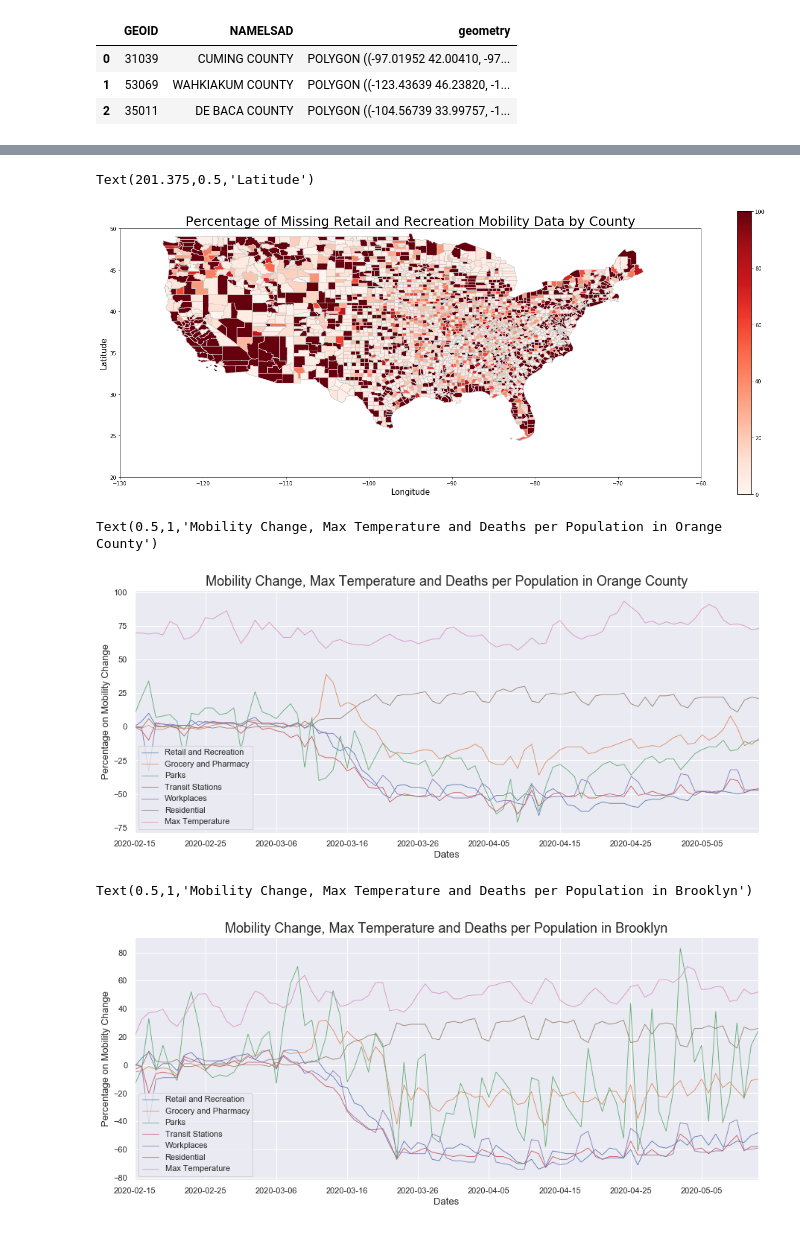
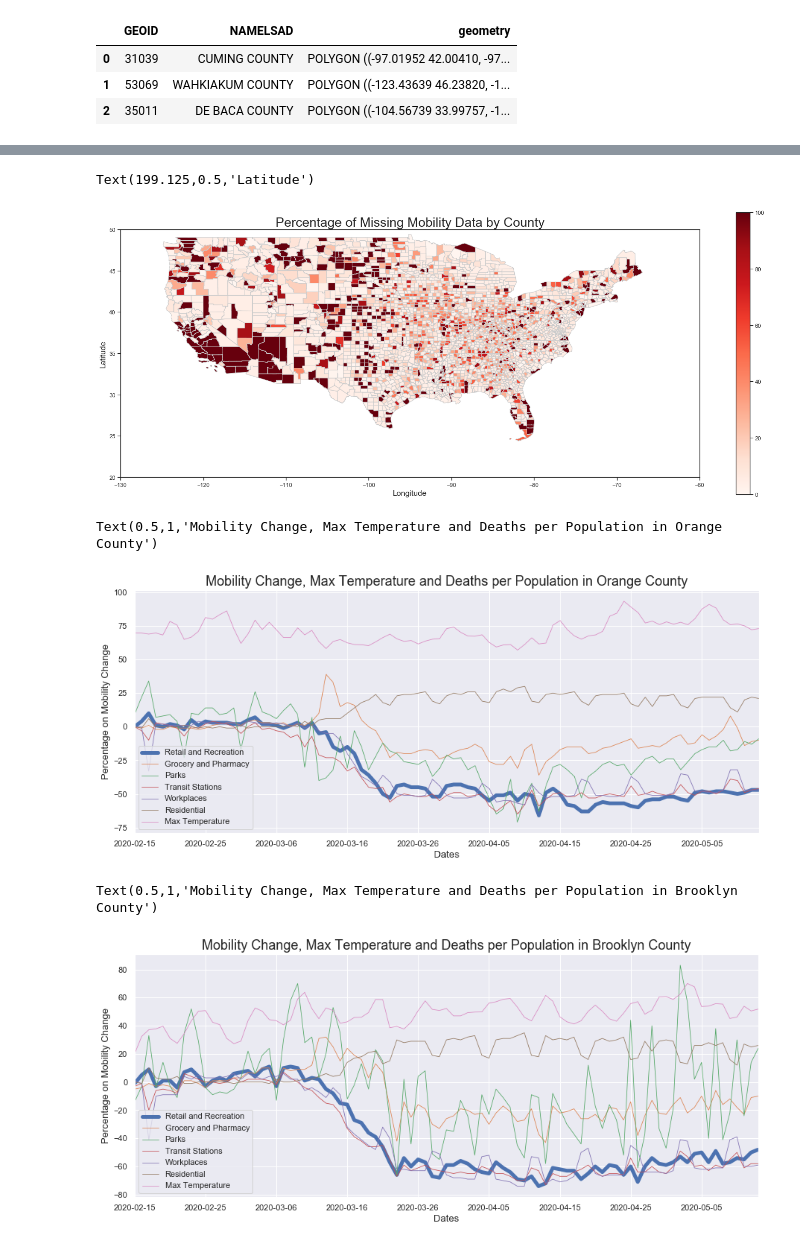
Before and after one commit to LittleAhn/covid19-ml-project, a Jupyter notebook: scripts/building_graphs.ipynb, the cells around one changed output, grey strips where cells are left out. Saved outputs shown, nothing was run; the diff lists cells and outputs as text; code cells hidden in the pictures.

```diff
--- a/scripts/building_graphs.ipynb
+++ b/scripts/building_graphs.ipynb
@@ -84,8 +84,7 @@ shape.head(3)
 | 1 | 53069 | WAHKIAKUM COUNTY | POLYGON ((-123.43639 46.23820, -1... |
 | 2 | 35011 | DE BACA COUNTY | POLYGON ((-104.56739 33.99757, -1... |
 # %%
-df = pd.read_csv('full_df.csv')
-df = df[df.retail_and_recreation_percent_change_from_baseline.isnull()]
+df = df[df.iloc[:, 3:9].isnull().any(axis=1)]
 df = df.groupby('CountyName').count()
 # %%
 df = df.merge(shape, left_on=['CountyName'], right_on='NAMELSAD', how="right")
@@ -102,13 +101,13 @@ gdf.head(3)
 # %%
 fig, ax = plt.subplots(1, figsize=(25, 10))
 gdf.plot(column='fips', cmap='Reds', ax=ax, edgecolor='0.8')
-ax.set_title('Percentage of Missing Retail and Recreation Mobility Data by County', fontsize=25)
+ax.set_title('Percentage of Missing Mobility Data by County', fontsize=25)
 sm = plt.cm.ScalarMappable(cmap='Reds', norm=plt.Normalize(vmin=0, vmax=100))
 sm._A = []
 cbar = fig.colorbar(sm)
 ax.axis((-130, -60, 20, 50))
 plt.xlabel('Longitude', fontsize=15)
 plt.ylabel('Latitude', fontsize=15)
 # %% [output]
-Text(201.375,0.5,'Latitude')
+Text(199.125,0.5,'Latitude')
-[figure, old version]
+[figure, new version]
@@ -146,22 +127,36 @@ sns.set(rc={'figure.figsize':(15, 6)})
 df_orange = df_line[df_line['fips'] == 6059]
 df_orange = df_orange[["Retail and Recreation", "Grocery and Pharmacy", "Parks",
                        "Transit Stations", "Workplaces", "Residential", "Max Temperature"]]
-df_orange.plot(linewidth=0.8)
+fig, ax = plt.subplots()
+df_orange[["Retail and Recreation"]].plot(ax=ax, linewidth=5)
+df_orange[["Grocery and Pharmacy"]].plot(ax=ax, linewidth=0.8)
+df_orange[["Parks"]].plot(ax=ax, linewidth=0.8)
+df_orange[["Transit Stations"]].plot(ax=ax, linewidth=0.8)
+df_orange[["Workplaces"]].plot(ax=ax, linewidth=0.8)
+df_orange[["Residential"]].plot(ax=ax, linewidth=0.8)
+df_orange[["Max Temperature"]].plot(ax=ax, linewidth=0.8)
 plt.xlabel("Dates", fontsize=13)
 plt.ylabel("Percentage on Mobility Change", fontsize=13)
 plt.title('Mobility Change, Max Temperature and Deaths per Population in Orange County', fontsize=18)
 # %% [output]
 Text(0.5,1,'Mobility Change, Max Temperature and Deaths per Population in Orange County')
-[figure, old version]
+[figure, new version]
 # %%
 df_brooklyn = df_line[df_line['fips'] == 36047]
 df_brooklyn = df_brooklyn[["Retail and Recreation", "Grocery and Pharmacy", "Parks",
                        "Transit Stations", "Workplaces", "Residential", "Max Temperature"]]
-df_brooklyn.plot(linewidth=0.8)
+fig, ax = plt.subplots()
+df_brooklyn[["Retail and Recreation"]].plot(ax=ax, linewidth=5)
+df_brooklyn[["Grocery and Pharmacy"]].plot(ax=ax, linewidth=0.8)
+df_brooklyn[["Parks"]].plot(ax=ax, linewidth=0.8)
+df_brooklyn[["Transit Stations"]].plot(ax=ax, linewidth=0.8)
+df_brooklyn[["Workplaces"]].plot(ax=ax, linewidth=0.8)
+df_brooklyn[["Residential"]].plot(ax=ax, linewidth=0.8)
+df_brooklyn[["Max Temperature"]].plot(ax=ax, linewidth=0.8)
 plt.xlabel("Dates", fontsize=13)
 plt.ylabel("Percentage on Mobility Change", fontsize=13)
-plt.title('Mobility Change, Max Temperature and Deaths per Population in Brooklyn', fontsize=18)
+plt.title('Mobility Change, Max Temperature and Deaths per Population in Brooklyn County', fontsize=18)
 # %% [output]
-Text(0.5,1,'Mobility Change, Max Temperature and Deaths per Population in Brooklyn')
+Text(0.5,1,'Mobility Change, Max Temperature and Deaths per Population in Brooklyn County')
-[figure, old version]
+[figure, new version]
 # %%
```
Also changed, not shown: parts of 6 cells of this notebook.
